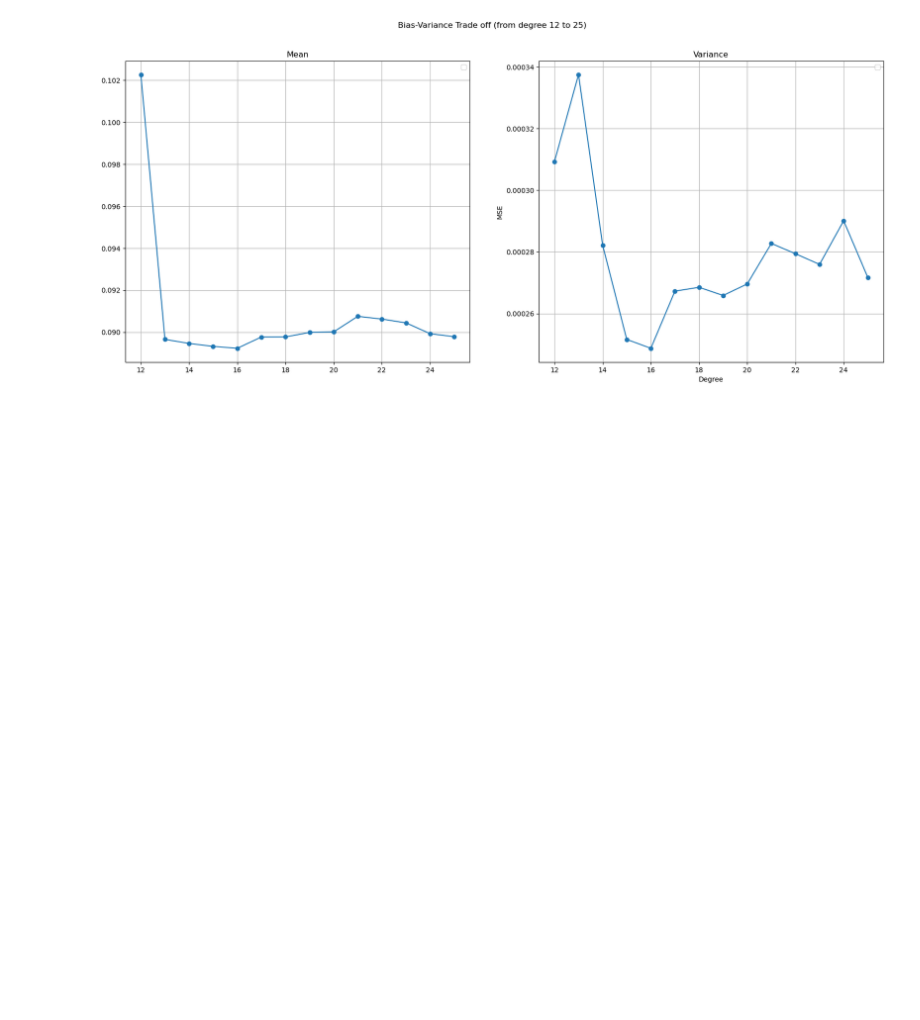
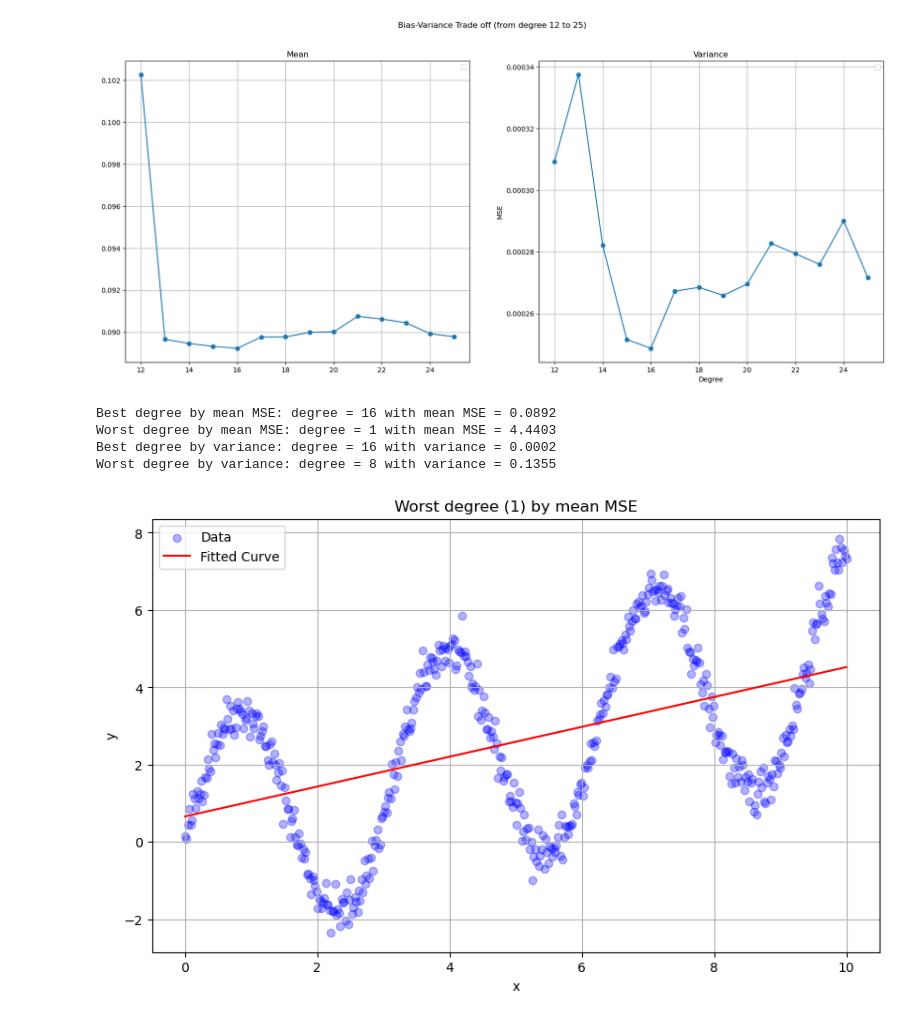
Before and after one commit to mjmousavi97/MachinLearning-TehranUni-2024, a Jupyter notebook: Projects/03 pro/src/main.ipynb, the cells around one changed output. Drawn from its saved outputs; the diff is of its cells as text; code cells hidden in the pictures; blank space fills up the shorter version.

```diff
--- a/Projects/03 pro/src/main.ipynb
+++ b/Projects/03 pro/src/main.ipynb
@@ -202,3 +202,24 @@ plt.suptitle("Bias-Variance Trade off (from degree 12 to 25)")
 plt.show()
 # %% [output]
 [figure]
+# %%
+best_mean_degree = degrees[np.argmin(means)]
+worst_mean_degree = degrees[np.argmax(vars)]
+
+best_var_degree = degrees[np.argmin(variances)]
+worst_var_degree = degrees[np.argmax(variances)]
+
+print(f"Best degree by mean MSE: degree = {best_mean_degree} with mean MSE = {means[np.argmin(means)]:.4f}")
+print(f"Worst degree by mean MSE: degree = {worst_mean_degree} with mean MSE = {means[np.argmax(means)]:.4f}")
+
+print(f"Best degree by variance: degree = {best_var_degree} with variance = {variances[np.argmin(variances)]:.4f}")
+print(f"Worst degree by variance: degree = {worst_var_degree} with variance = {variances[np.argmax(variances)]:.4f}")
+# %% [output]
+Best degree by mean MSE: degree = 16 with mean MSE = 0.0892
+Worst degree by mean MSE: degree = 1 with mean MSE = 4.4403
+Best degree by variance: degree = 16 with variance = 0.0002
+Worst degree by variance: degree = 8 with variance = 0.1355
+# %%
+plot_fit(X=x, y=y, degree=1, title=f'Worst degree ({worst_mean_degree}) by mean MSE')
+# %% [output]
+[figure, added]
```
Also changed, not shown: parts of 3 cells of this notebook.
